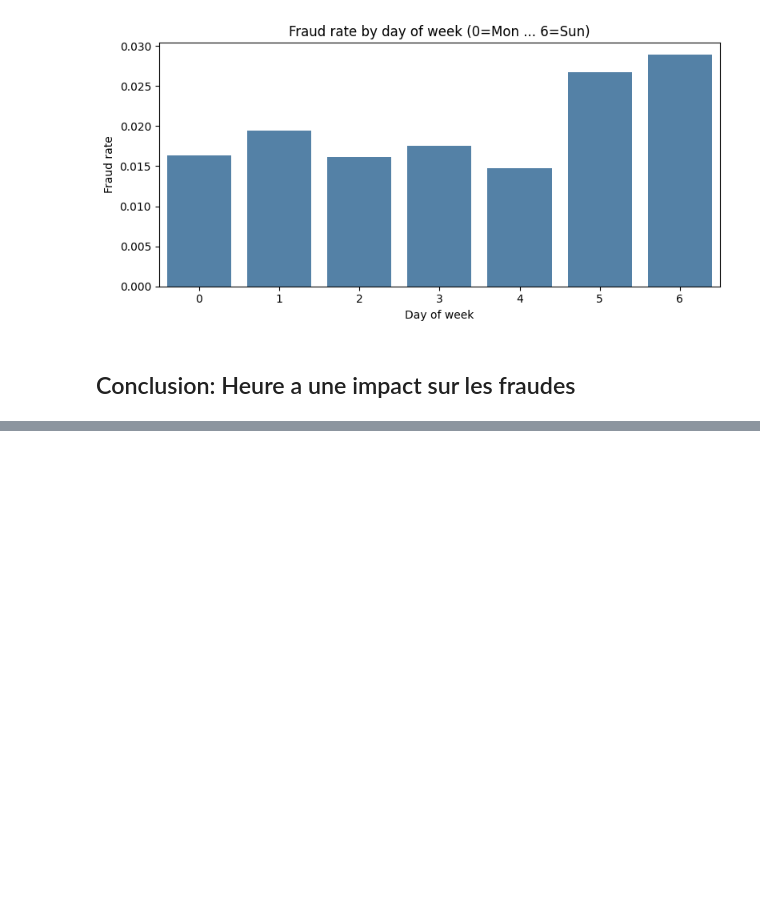
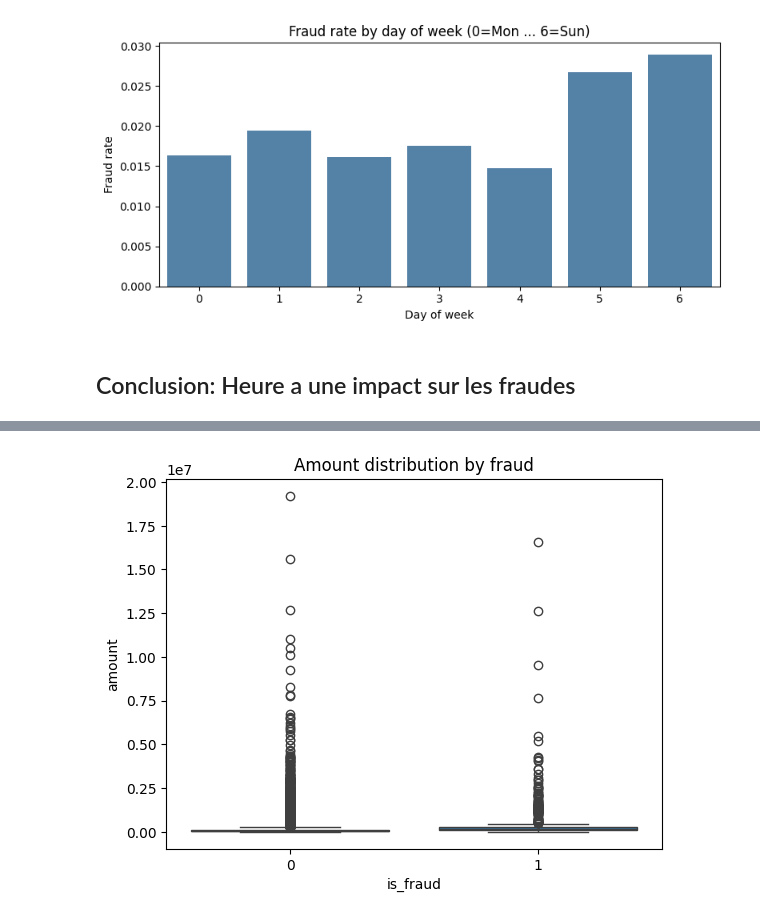
Before and after one commit to MathieuFan22/Mirada-Examen-ML-M2-ISPM, a Jupyter notebook: PoketraFinday-Mirada.ipynb, the cells around one changed output, grey strips where cells are left out. Saved outputs shown, nothing was run; the diff lists cells and outputs as text; code cells hidden in the pictures; blank space fills up the shorter version.

Commit message:
Ajout analyse amount

```diff
--- a/PoketraFinday-Mirada.ipynb
+++ b/PoketraFinday-Mirada.ipynb
@@ -46,0 +77,6 @@ plt.show()
+# %%
+sns.boxplot(x='is_fraud', y='amount', data=train_data)
+plt.title("Amount distribution by fraud")
+plt.show()
+# %% [output]
+[figure, added]
```
Also changed, not shown: parts of 5 cells of this notebook.
